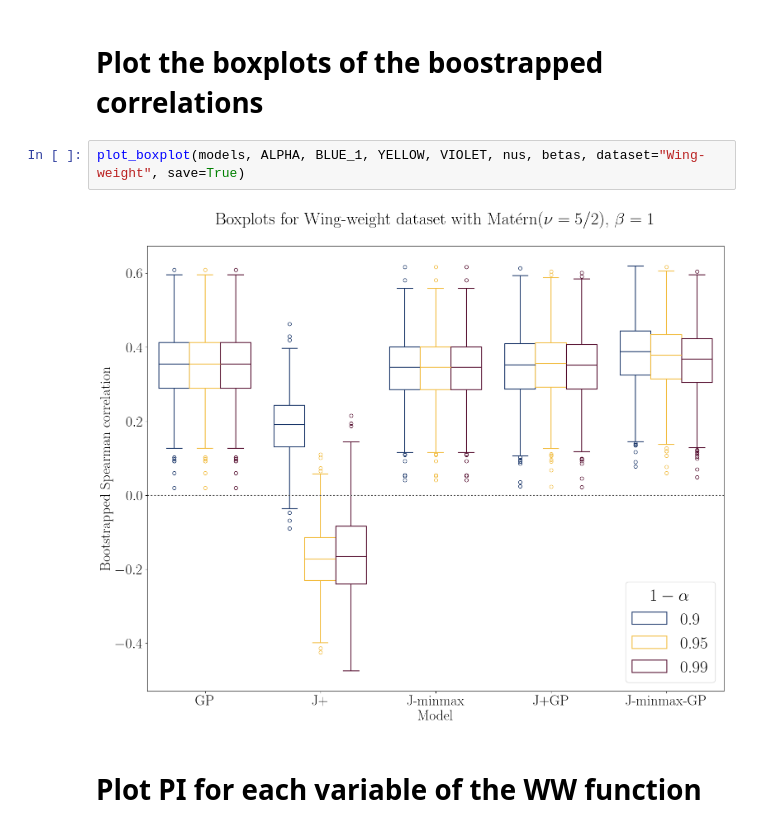
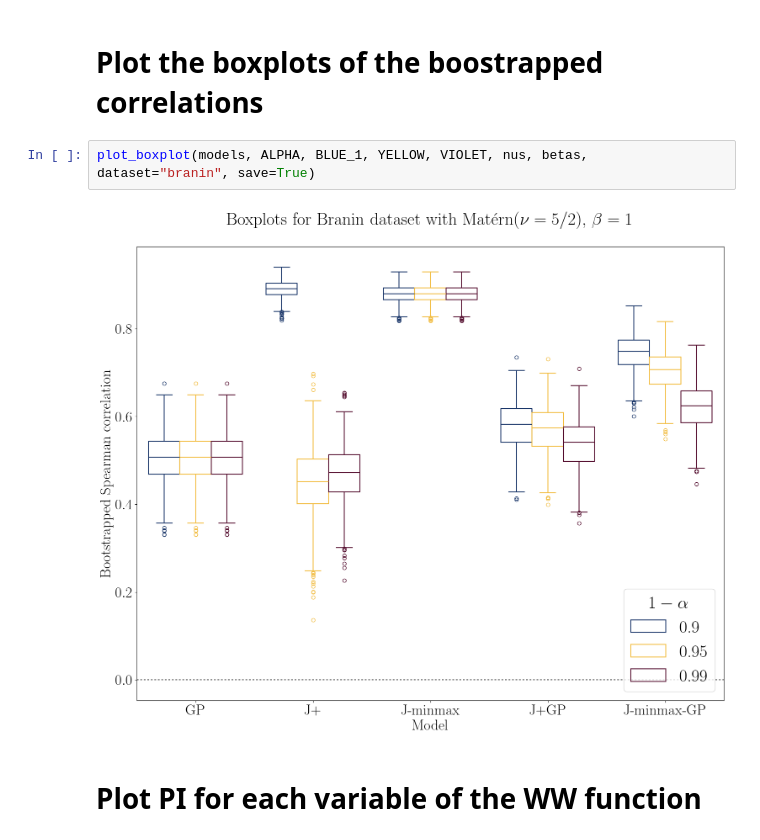
Before and after one commit to vincentblot28/conformalized_gp, a Jupyter notebook: paper_results/notebooks/branin_notebook.ipynb, the cells around one changed output. Drawn from its saved outputs; the diff is of its cells as text.

Commit message:
Branin function results

```diff
--- a/paper_results/notebooks/branin_notebook.ipynb
+++ b/paper_results/notebooks/branin_notebook.ipynb
@@ -509,9 +516,9 @@ plt.savefig("../plots/ww_corr.pdf")
 # %% [markdown]
 # Plot the boxplots of the boostrapped correlations
 # %%
-plot_boxplot(models, ALPHA, BLUE_1, YELLOW, VIOLET, nus, betas, dataset="Wing-weight", save=True)
+plot_boxplot(models, ALPHA, BLUE_1, YELLOW, VIOLET, nus, betas, dataset="branin", save=True)
 # %% [output]
-[figure, old version]
+[figure, new version]
 # %% [markdown]
 # Plot PI for each variable of the WW function
 # %%
```
Also changed, not shown: parts of 11 cells of this notebook, 6 other files.
